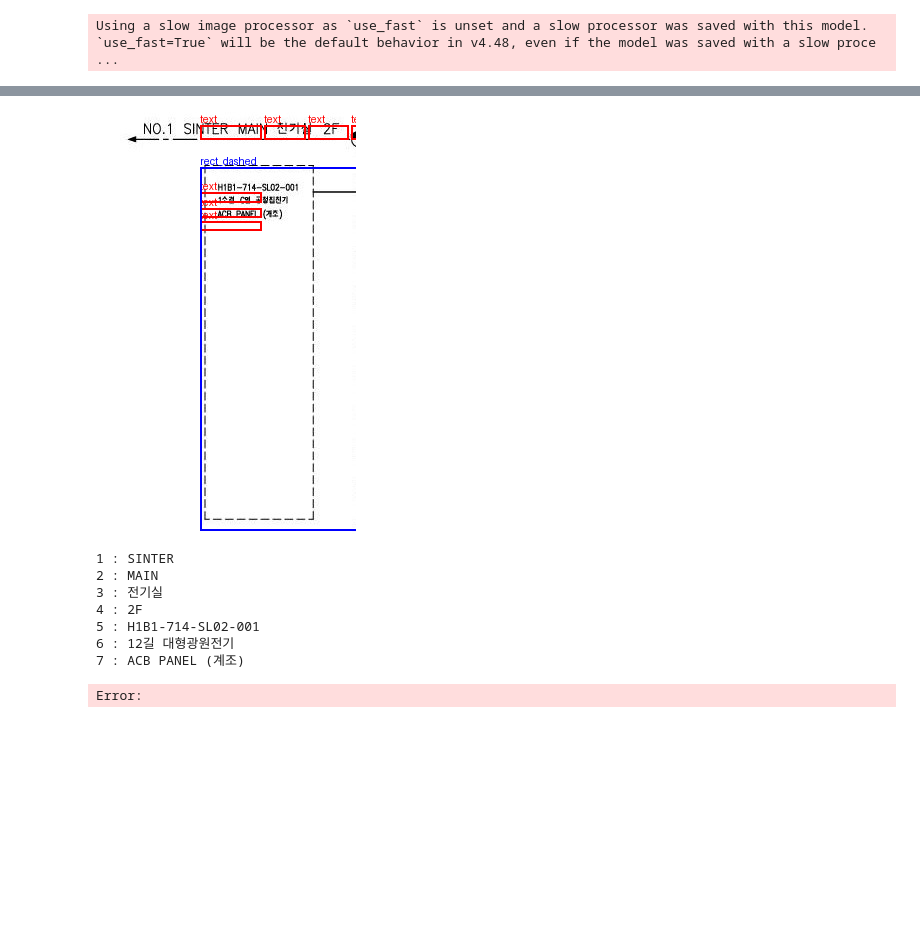
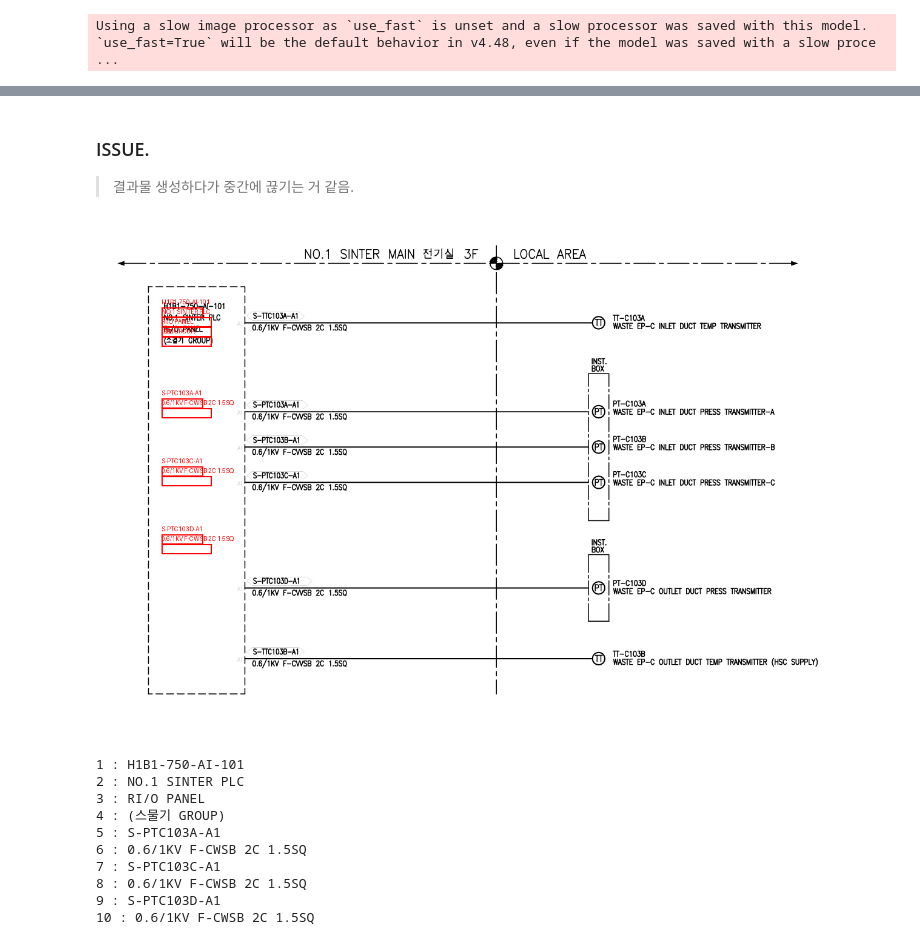
Before and after one commit to dibk100/project_drawing-detector, a Jupyter notebook: vlm_test_qwen_v3.2.ipynb, the cells around one changed output, grey strips where cells are left out. Saved outputs shown, nothing was run; the diff lists cells and outputs as text; code cells hidden in the pictures; blank space fills up the shorter version.

````diff
--- a/vlm_test_qwen_v3.2.ipynb
+++ b/vlm_test_qwen_v3.2.ipynb
@@ -11,7 +11,7 @@ import torch
 import json
 
 # 테스트 데이터 로드
-image_path = "./data/test01_re.JPG"
+image_path = "./data/easy_task_test05_v1.PNG"
 image = Image.open(image_path).convert("RGB")
 # %%
 device = "cuda:0" if torch.cuda.is_available() else "cpu"
@@ -113,14 +112,26 @@ print(output_text[0])  # JSON 형태 문자열
+# %% [markdown]
+### ISSUE.
+> 결과물 생성하다가 중간에 끊기는 거 같음.
+# %%
+test_text = '```json\n[\n    {"bbox_2d": [108, 134, 176, 150], "class_name": "text", "text": "H1B1-750-AI-101"},\n    {"bbox_2d": [108, 150, 190, 166], "class_name": "text", "text": "NO.1 SINTER PLC"},\n    {"bbox_2d": [108, 166, 190, 182], "class_name": "text", "text": "RI/O PANEL"},\n    {"bbox_2d": [108, 182, 190, 198], "class_name": "text", "text": "(스물기 GROUP)"},\n    {"bbox_2d": [108, 284, 176, 300], "class_name": "text", "text": "S-PTC103A-A1"},\n    {"bbox_2d": [108, 300, 190, 316], "class_name": "text", "text": "0.6/1KV F-CWSB 2C 1.5SQ"},\n    {"bbox_2d": [108, 396, 176, 412], "class_name": "text", "text": "S-PTC103C-A1"},\n    {"bbox_2d": [108, 412, 190, 428], "class_name": "text", "text": "0.6/1KV F-CWSB 2C 1.5SQ"},\n    {"bbox_2d": [108, 508, 176, 524], "class_name": "text", "text": "S-PTC103D-A1"},\n    {"bbox_2d": [108, 524, 190, 540], "class_name": "text", "text": "0.6/1KV F-CWSB 2C 1.5SQ"}]'
 # %%
+import json
+import re
+
 def text_prosessing(output_text):
-    cleaned_str = output_text.strip()
-    if cleaned_str.startswith("```"):
-        cleaned_str = "\n".join(cleaned_str.split("\n")[1:-1])  # 첫 줄과 마지막 줄 제거
+    clean_text = output_text.strip().replace("```json", "").replace("```", "")
+    clean_text = clean_text.strip().replace("[\n", "[").replace(",\n\\\]'", "")
+    clean_text = clean_text.strip().replace("\n    ", "")
+    clean_text = re.sub(r",\s*\]$", "]", clean_text)
+    clean_text = clean_text.replace("\\", "")
+    clean_text = clean_text.strip()
 
-    output_json = json.loads(cleaned_str)
+    output_json = json.loads(clean_text)
 
     return output_json
 
-output_json = text_prosessing(output_text[0])
+#output_json = text_prosessing(output_text[0])
+output_json = text_prosessing(test_text)
 # %%
 from PIL import Image, ImageDraw, ImageFont
 import json
@@ -132,45 +143,55 @@ image = Image.open(image_path).convert("RGB")
 # 2. 모델 출력 문자열
 
 
 # 3. 색상 매핑 (클래스별)
 color_map = {
     "text": "red",
     "rect_solid": "green",
     "rect_dashed": "blue",
     "line_solid": "yellow",
     "line_dashed": "orange",
 }
 
 # 4. 이미지에 bbox 그리기
 draw = ImageDraw.Draw(image)
 try:
     font = ImageFont.truetype("arial.ttf", 15)
 except:
     font = ImageFont.load_default()
-
+color_map = {
+    "text": "red",
+    "box": "green",
+    # 필요하면 클래스별 추가
+}
 for obj in output_json:
     x_min, y_min, x_max, y_max = obj["bbox_2d"]
     label = obj.get("label") or obj.get("class_name")
     color = color_map.get(label, "white")
 
     # bbox
     draw.rectangle([x_min, y_min, x_max, y_max], outline=color, width=2)
-    # label
-    draw.text((x_min, y_min-12), label, fill=color, font=font)
 
-# 5. 시각화
+    # 텍스트
+    text_label = obj.get("text", label)  # text가 있으면 표시
+    draw.text((x_min, y_min - 15), text_label, fill=color, font=font)
+
+# 시각화
 image.show()
 
-for idx,obj in enumerate(output_json) :
-    if obj['class_name'] != 'text' : continue
+
+for idx, obj in enumerate(output_json):
+    if obj['class_name'] != 'text':
+        continue
     print(f'{idx+1} : {obj["text"]}')
 # %% [output]
-[figure, old version]
+[figure, new version]
-1 : SINTER
-2 : MAIN
-3 : 전기실
-4 : 2F
-5 : H1B1-714-SL02-001
-6 : 12길 대형광원전기
-7 : ACB PANEL (계조)
+1 : H1B1-750-AI-101
+2 : NO.1 SINTER PLC
+3 : RI/O PANEL
+4 : (스물기 GROUP)
+5 : S-PTC103A-A1
+6 : 0.6/1KV F-CWSB 2C 1.5SQ
+7 : S-PTC103C-A1
+8 : 0.6/1KV F-CWSB 2C 1.5SQ
+9 : S-PTC103D-A1
+10 : 0.6/1KV F-CWSB 2C 1.5SQ
-Error:
````
Also changed, not shown: parts of 1 cell of this notebook, 1 other file.
